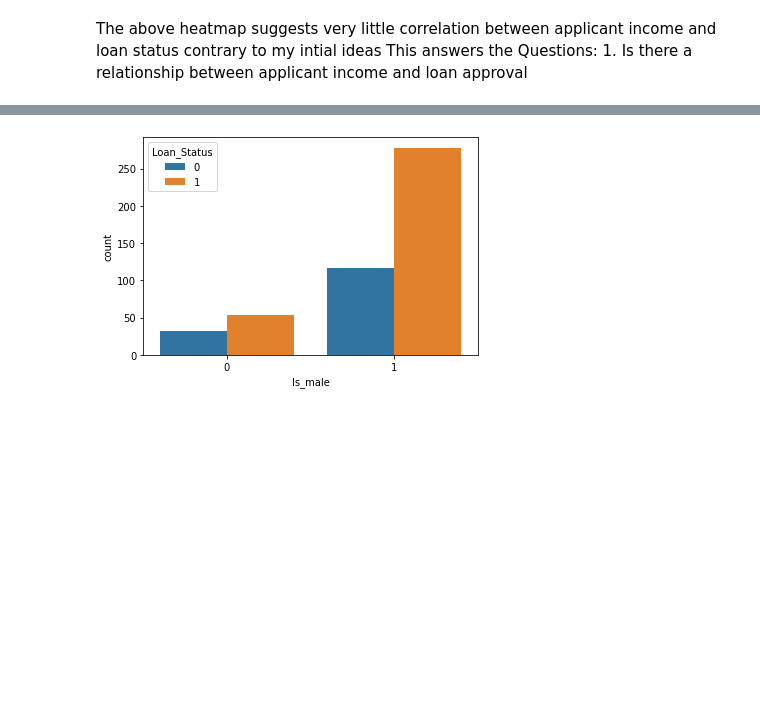
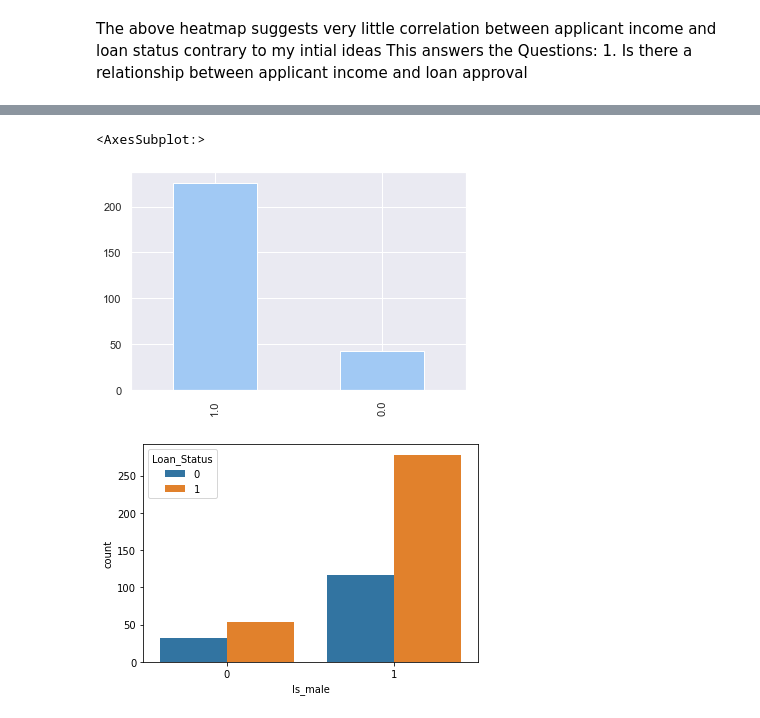
Before and after one commit to SLawsonWoods/Loan_Status_Classification_Project, a Jupyter notebook: final_notebook.ipynb, the cells around one changed output, grey strips where cells are left out. Saved outputs shown, nothing was run; the diff lists cells and outputs as text; code cells hidden in the pictures; blank space fills up the shorter version.

```diff
--- a/final_notebook.ipynb
+++ b/final_notebook.ipynb
@@ -206 +226,7 @@ This answers the Questions: 1. Is there a relationship between applicant income
+# %%
+# a bar plot to show the Credit History by category
+train['Credit_History'].value_counts().plot(kind ='bar')
+# %% [output]
+<AxesSubplot:>
+[figure, added]
 # %%
```
Also changed, not shown: parts of 15 cells of this notebook, 3 other files.
